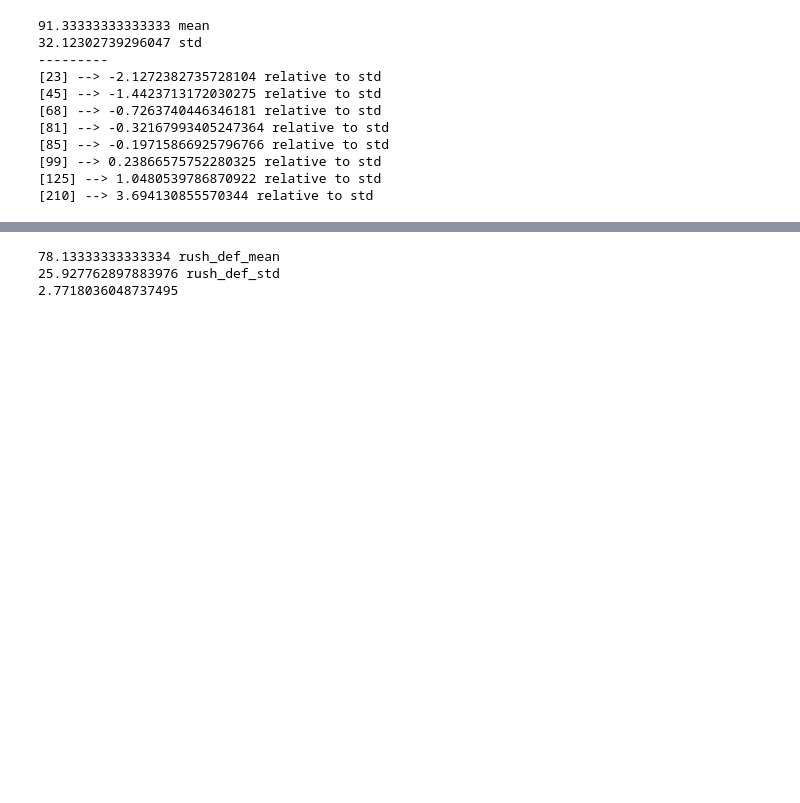
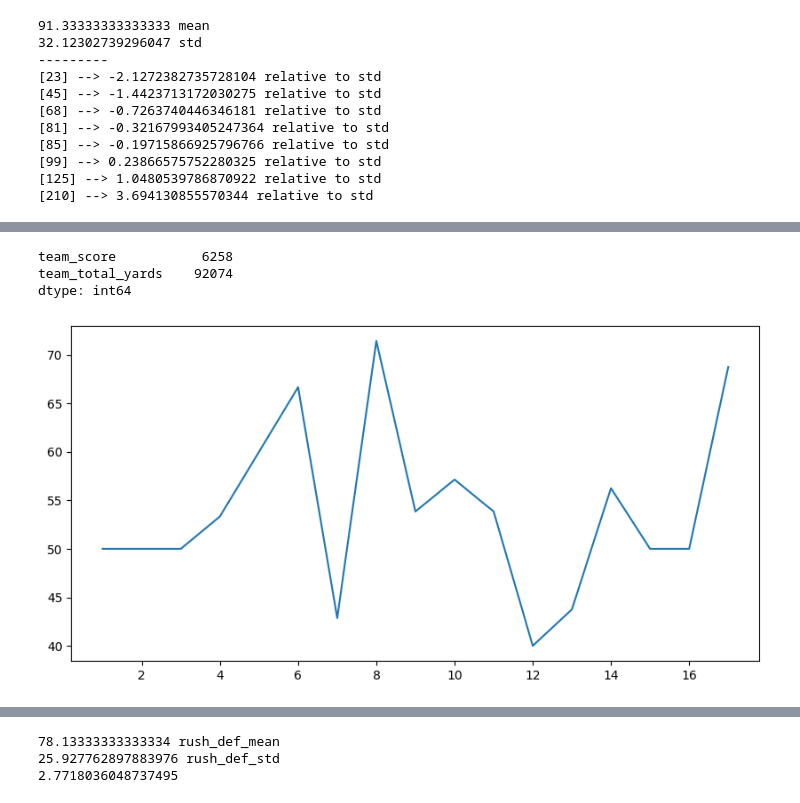
Before and after one commit to bladnman/footballing, a Jupyter notebook: src/dev/aggregates.ipynb, the cells around one changed output, grey strips where cells are left out. Cells and saved outputs as stored; diff of their text form; code cells hidden in the pictures; blank space fills up the shorter version.

```diff
--- a/src/dev/aggregates.ipynb
+++ b/src/dev/aggregates.ipynb
@@ -557,0 +671,32 @@ for team in teams:
+# %%
+home_df[['team_score', 'team_total_yards']].sum()
+# %% [output]
+team_score           6258
+team_total_yards    92074
+dtype: int64
+# %%
+home_df = year_df[year_df['home'] == 1]
+
+# week_df = home_df[year_df['week'] == 6]
+# plt.figure(figsize=(10,5),dpi=100)
+# sns.barplot(data=week_df, y='team_total_yards_cml_after', x='win')
+
+def get_win_with_more_points_per_for_week(week):
+  week_df = home_df[home_df['week'] == week]
+  game_count = len(week_df)
+  wins_with_more_points = len(week_df[(
+      (week_df['win'] == 1)&(week_df['team_points_cml_before'] > week_df['opponent_points_cml_before']) |
+      (week_df['win'] == 0)&(week_df['team_points_cml_before'] <= week_df['opponent_points_cml_before'])
+    )])
+  return wins_with_more_points / game_count * 100
+
+week_percs = []
+for i in np.arange(1,18):
+  perc = get_win_with_more_points_per_for_week(i)
+  # print(f'{perc:.2f} - week {i} ratio')
+  week_percs.append(perc)
+
+plt.figure(figsize=(10,5),dpi=100)
+plt.plot(np.arange(1,18), week_percs);
+# %% [output]
+[figure, added]
```
Also changed, not shown: parts of 15 cells of this notebook, 1 other file.
